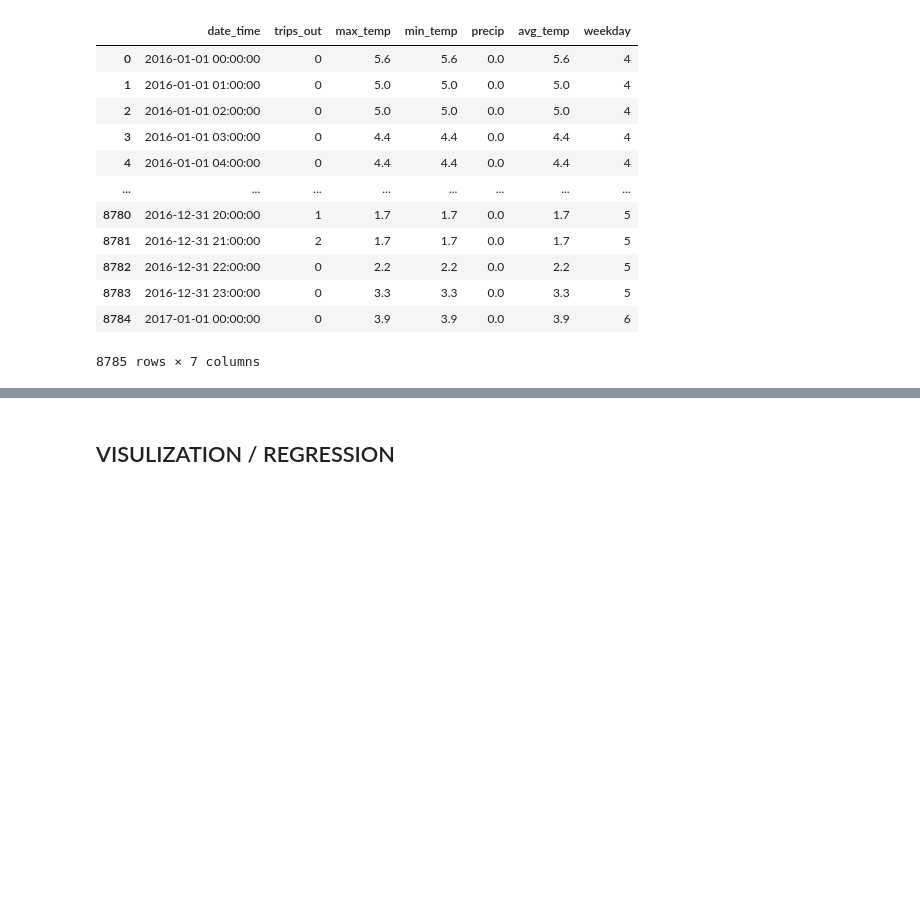
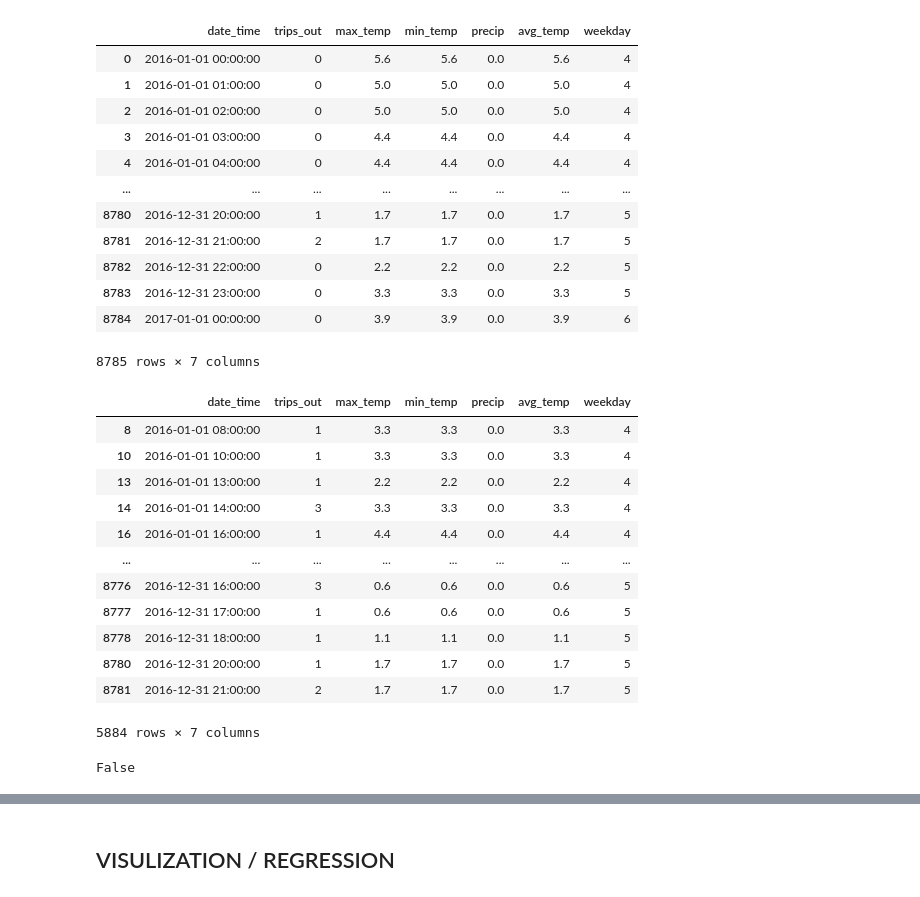
Before and after one commit to renefreitag/Data_Vipers, a Jupyter notebook: task2/task2.ipynb, the cells around one changed output, grey strips where cells are left out. Saved outputs shown, nothing was run; the diff lists cells and outputs as text; code cells hidden in the pictures; blank space fills up the shorter version.

```diff
--- a/task2/task2.ipynb
+++ b/task2/task2.ipynb
@@ -260,6 +254,26 @@ tripdata67_hourly
 | 8783 | 2016-12-31 23:00:00 | 0 | 3.3 | 3.3 | 0.0 | 3.3 | 5 |
 | 8784 | 2017-01-01 00:00:00 | 0 | 3.9 | 3.9 | 0.0 | 3.9 | 6 |
 8785 rows × 7 columns
+# %%
+tripdata67_hourly
+# %% [output]
+|  | date_time | trips_out | max_temp | min_temp | precip | avg_temp | weekday |
+| 8 | 2016-01-01 08:00:00 | 1 | 3.3 | 3.3 | 0.0 | 3.3 | 4 |
+| 10 | 2016-01-01 10:00:00 | 1 | 3.3 | 3.3 | 0.0 | 3.3 | 4 |
+| 13 | 2016-01-01 13:00:00 | 1 | 2.2 | 2.2 | 0.0 | 2.2 | 4 |
+| 14 | 2016-01-01 14:00:00 | 3 | 3.3 | 3.3 | 0.0 | 3.3 | 4 |
+| 16 | 2016-01-01 16:00:00 | 1 | 4.4 | 4.4 | 0.0 | 4.4 | 4 |
+| ... | ... | ... | ... | ... | ... | ... | ... |
+| 8776 | 2016-12-31 16:00:00 | 3 | 0.6 | 0.6 | 0.0 | 0.6 | 5 |
+| 8777 | 2016-12-31 17:00:00 | 1 | 0.6 | 0.6 | 0.0 | 0.6 | 5 |
+| 8778 | 2016-12-31 18:00:00 | 1 | 1.1 | 1.1 | 0.0 | 1.1 | 5 |
+| 8780 | 2016-12-31 20:00:00 | 1 | 1.7 | 1.7 | 0.0 | 1.7 | 5 |
+| 8781 | 2016-12-31 21:00:00 | 2 | 1.7 | 1.7 | 0.0 | 1.7 | 5 |
+5884 rows × 7 columns
 # %%
 # eliminate hours with no trips
 tripdata67_hourly = tripdata67_hourly.drop(tripdata67_hourly[tripdata67_hourly.trips_out == 0].index)
+# %%
+np.any(np.isnan(tripdata67_hourly))
+# %% [output]
+False
```
Also changed, not shown: parts of 11 cells of this notebook.
